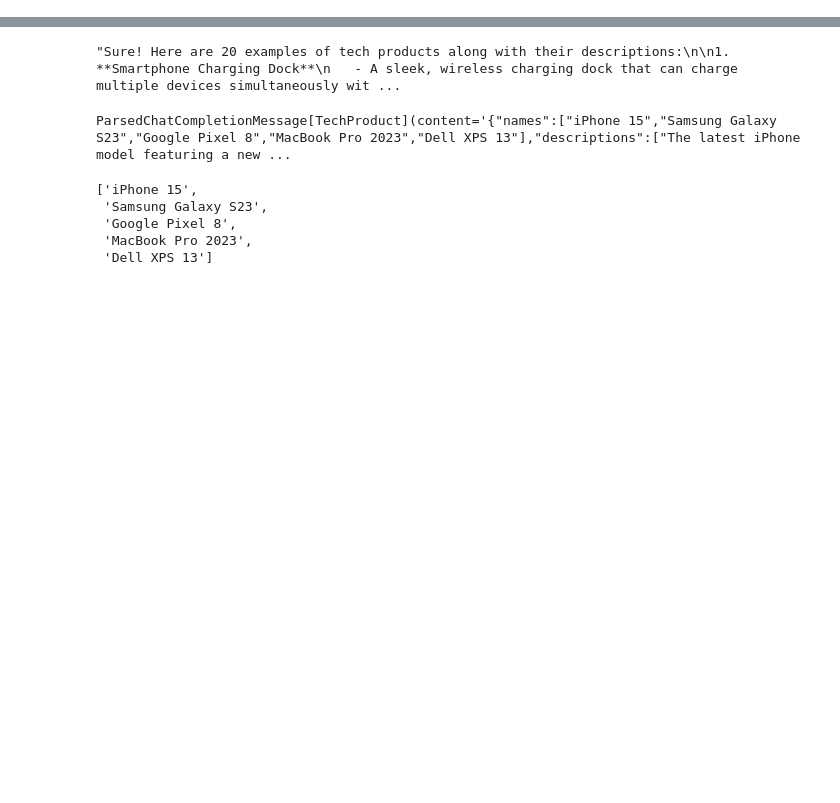
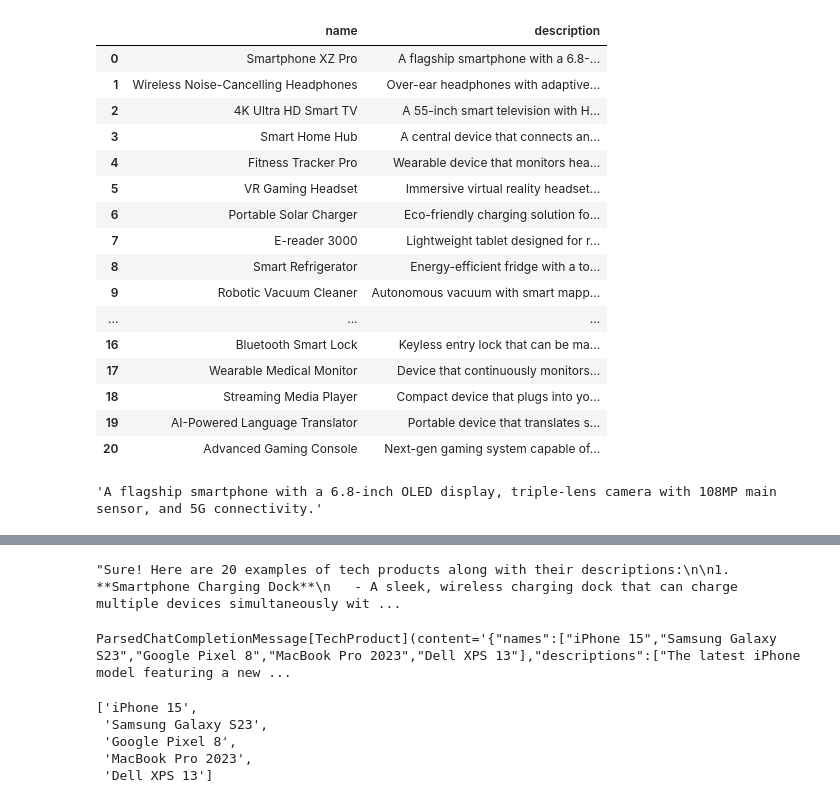
Before and after one commit to EnkrateiaLucca/oreilly_live_training_llm_apps, a Jupyter notebook: notebooks/1.1-chatgpt-api-structured-outputs-pydantic.ipynb, the cells around one changed output, grey strips where cells are left out. Cells and saved outputs as stored; diff of their text form; code cells hidden in the pictures; blank space fills up the shorter version.

```diff
--- a/notebooks/1.1-chatgpt-api-structured-outputs-pydantic.ipynb
+++ b/notebooks/1.1-chatgpt-api-structured-outputs-pydantic.ipynb
@@ -109,0 +110,27 @@ Sure! Here are 20 examples of tech products along with their descriptions:
+# %%
+from pydantic import BaseModel, Field
+from typing import List
+
+class ProductInfoStructured(BaseModel):
+    name: str = Field(..., title="Product Name", description="The name of the product")
+    description: str = Field(..., title="Product Description", description="The description of the product")
+
+class ProductInfoStructuredTable(BaseModel):
+    products: List[ProductInfoStructured] = Field(..., title="Products", description="A list of products with their names and descriptions")
+
+
+def create_structured_table(products_info_raw):
+    response = client.beta.chat.completions.parse(
+        model="gpt-4o",
+        messages=[{"role": "system", "content": "You create a structured table of all the products in the input \
+            with their names and descriptions. The table will have 2 columns: name and description."},
+                  {"role": "user", "content": products_info_raw}],
+        response_format=ProductInfoStructuredTable,
+        temperature=0.0
+    )
+
+    return response.choices[0].message.parsed
+
+
+structured_table = create_structured_table(data_tech)
+structured_table
@@ -110,3 +159,36 @@ Sure! Here are 20 examples of tech products along with their descriptions:
+# %%
+import pandas as pd
+
+# Convert list of ProductInfoStructured objects to dataframe
+products_df = pd.DataFrame([
+    {"name": product.name, "description": product.description}
+    for product in structured_table.products
+])
+
+products_df
+# %% [output]
+|  | name | description |
+| 0 | Smartphone XZ Pro | A flagship smartphone with a 6.8-... |
+| 1 | Wireless Noise-Cancelling Headphones | Over-ear headphones with adaptive... |
+| 2 | 4K Ultra HD Smart TV | A 55-inch smart television with H... |
+| 3 | Smart Home Hub | A central device that connects an... |
+| 4 | Fitness Tracker Pro | Wearable device that monitors hea... |
+| 5 | VR Gaming Headset | Immersive virtual reality headset... |
+| 6 | Portable Solar Charger | Eco-friendly charging solution fo... |
+| 7 | E-reader 3000 | Lightweight tablet designed for r... |
+| 8 | Smart Refrigerator | Energy-efficient fridge with a to... |
+| 9 | Robotic Vacuum Cleaner | Autonomous vacuum with smart mapp... |
+| ... | ... | ... |
+| 16 | Bluetooth Smart Lock | Keyless entry lock that can be ma... |
+| 17 | Wearable Medical Monitor | Device that continuously monitors... |
+| 18 | Streaming Media Player | Compact device that plugs into yo... |
+| 19 | AI-Powered Language Translator | Portable device that translates s... |
+| 20 | Advanced Gaming Console | Next-gen gaming system capable of... |
+# %%
+structured_table.name
+structured_table.description
+# %% [output]
+'A flagship smartphone with a 6.8-inch OLED display, triple-lens camera with 108MP main sensor, and 5G connectivity.'
 # %%
 def create_costumer_profile(user_query):
     response = client.chat.completions.create(
```
Also changed, not shown: parts of 8 cells of this notebook, 6 other files.
